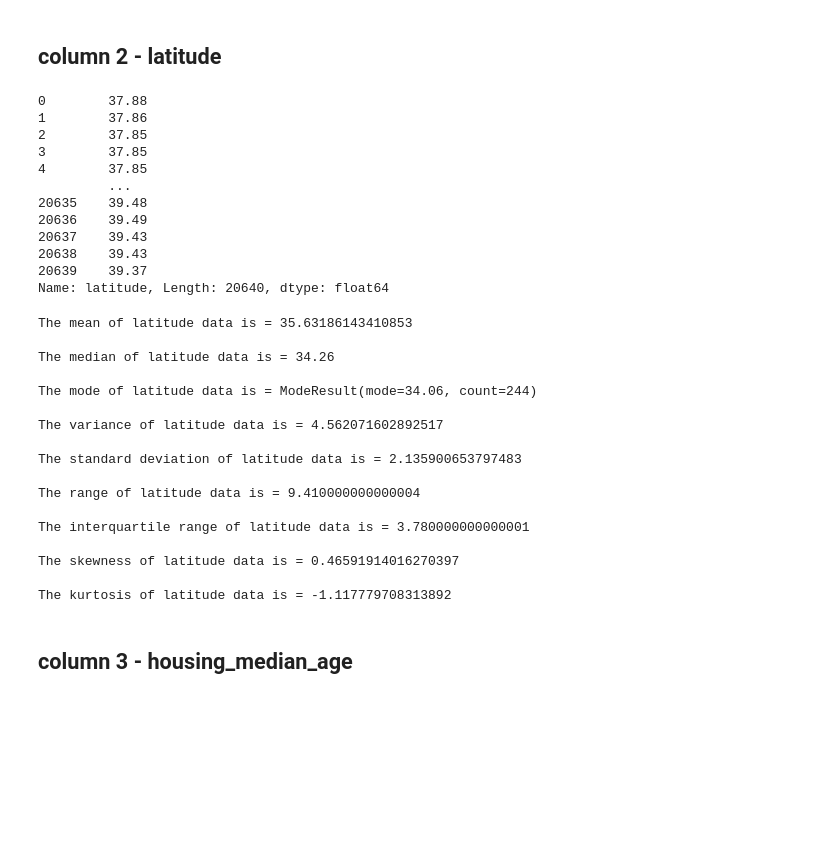
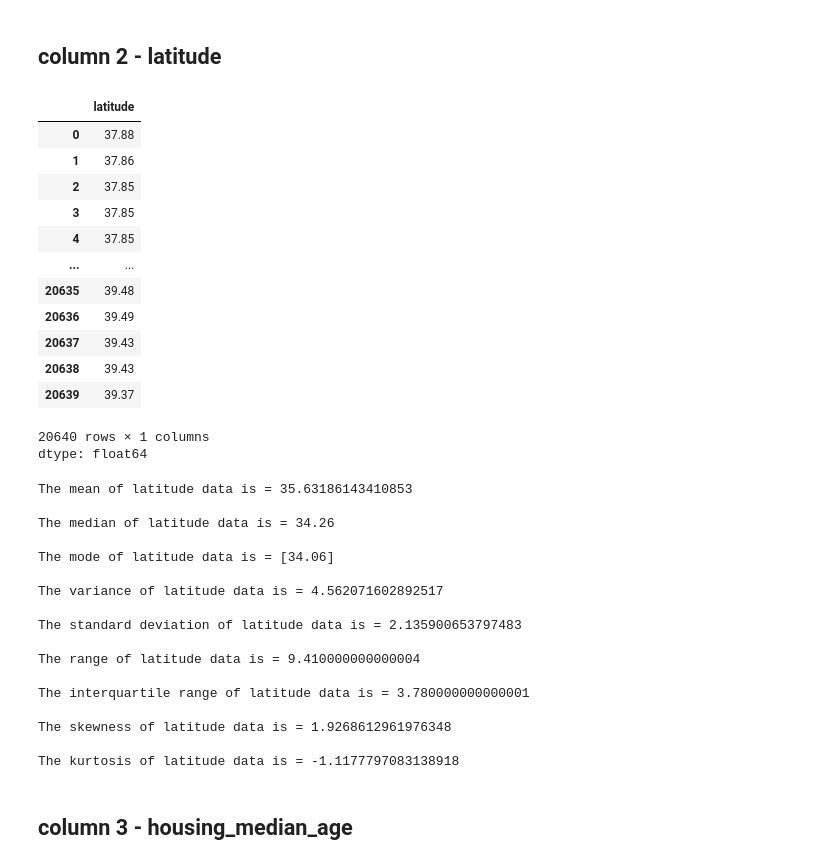
Before and after one commit to 2303A52012/2024-Stat-ML-Assignments, a Jupyter notebook: 2303A52012(SML)Assignment1.ipynb, the cells around one changed output. Drawn from its saved outputs; the diff is of its cells as text; code cells hidden in the pictures; blank space fills up the shorter version.

```diff
--- a/2303A52012(SML)Assignment1.ipynb
+++ b/2303A52012(SML)Assignment1.ipynb
@@ -203,36 +240,39 @@ the kurtosis of longitude data is =-1.3301208448425363
 # %% [markdown]
 ## column 2 - latitude
 # %%
-print(data['latitude'])
+latitude = data['latitude']
+latitude
 # %% [output]
+|  | latitude |
+| 0 | 37.88 |
+| 1 | 37.86 |
+| 2 | 37.85 |
+| 3 | 37.85 |
+| 4 | 37.85 |
+| ... | ... |
+| 20635 | 39.48 |
+| 20636 | 39.49 |
+| 20637 | 39.43 |
+| 20638 | 39.43 |
+| 20639 | 39.37 |
-0        37.88
-1        37.86
-2        37.85
-3        37.85
-4        37.85
-         ...
-20635    39.48
-20636    39.49
-20637    39.43
-20638    39.43
-20639    39.37
-Name: latitude, Length: 20640, dtype: float64
+20640 rows × 1 columns
+dtype: float64
 # %%
-print(f"The mean of latitude data is = {np.mean(data['latitude'])}\n")
-print(f"The median of latitude data is = {np.median(data['latitude'])}\n")
-print(f"The mode of latitude data is = {stats.mode(data['latitude'])}\n")
-print(f"The variance of latitude data is = {np.var(data['latitude'])}\n")
-print(f"The standard deviation of latitude data is = {np.std(data['latitude'])}\n")
-print(f"The range of latitude data is = {np.max(data['latitude']) - np.min(data['latitude'])}\n")
-print(f"The interquartile range of latitude data is = {stats.iqr(data['latitude'])}\n")
-print(f"The skewness of latitude data is = {stats.skew(data['latitude'])}\n")
-print(f"The kurtosis of latitude data is = {stats.kurtosis(data['latitude'])}\n")
+print(f"The mean of latitude data is = {np.mean(latitude)}\n")
+print(f"The median of latitude data is = {np.median(latitude)}\n")
+print(f"The mode of latitude data is = {mode(latitude)}\n")
+print(f"The variance of latitude data is = {np.var(latitude)}\n")
+print(f"The standard deviation of latitude data is = {np.std(latitude)}\n")
+print(f"The range of latitude data is = {np.max(latitude) - np.min(latitude)}\n")
+print(f"The interquartile range of latitude data is = {iqr(latitude)}\n")
+print(f"The skewness of latitude data is = {skewness(latitude)}\n")
+print(f"The kurtosis of latitude data is = {kurtosis(latitude)}\n")
 # %% [output]
 The mean of latitude data is = 35.63186143410853
 
 The median of latitude data is = 34.26
 
-The mode of latitude data is = ModeResult(mode=34.06, count=244)
+The mode of latitude data is = [34.06]
 
 The variance of latitude data is = 4.562071602892517
 
@@ -242,9 +282,9 @@ The range of latitude data is = 9.410000000000004
 
 The interquartile range of latitude data is = 3.780000000000001
 
-The skewness of latitude data is = 0.46591914016270397
+The skewness of latitude data is = 1.9268612961976348
 
-The kurtosis of latitude data is = -1.117779708313892
+The kurtosis of latitude data is = -1.1177797083138918
 # %% [markdown]
 ## **column 3 - housing_median_age**
 # %%
```
Also changed, not shown: parts of 21 cells of this notebook.
